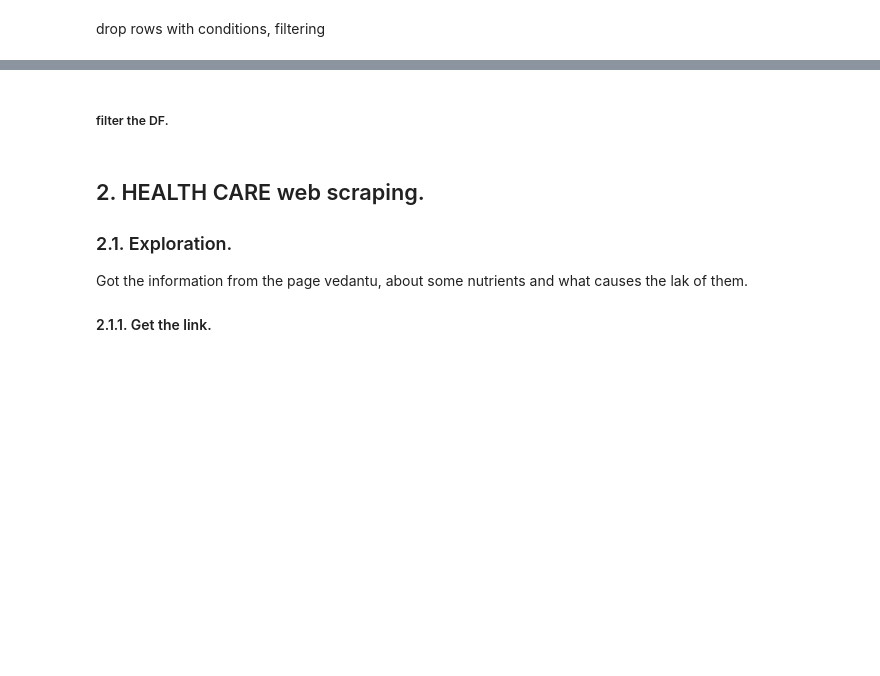
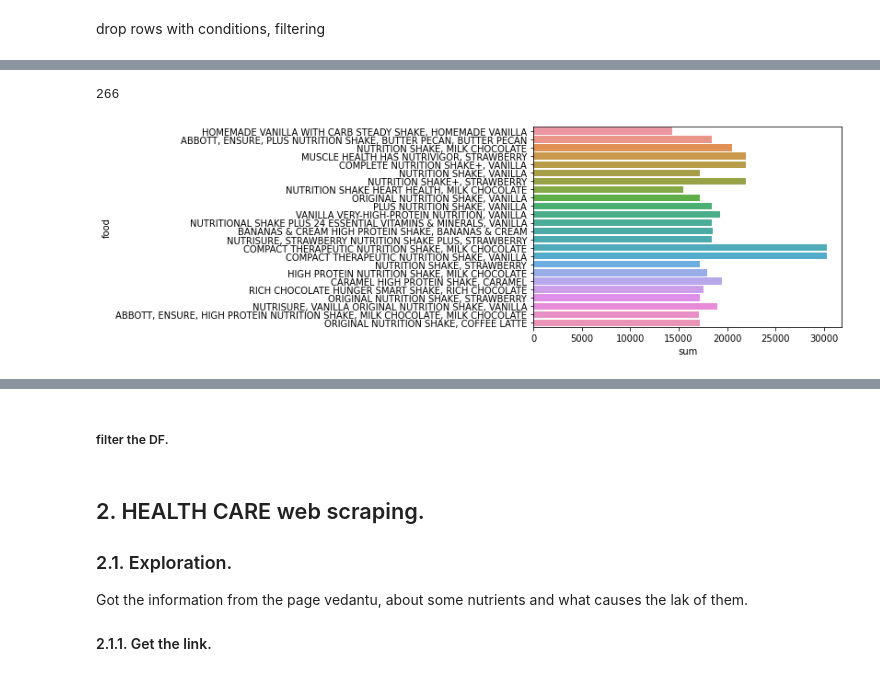
Before and after one commit to imalanz/PipeLine_proy2, a Jupyter notebook: analysis.ipynb, the cells around one changed output, grey strips where cells are left out. Saved outputs shown, nothing was run; the diff lists cells and outputs as text; code cells hidden in the pictures; blank space fills up the shorter version.

```diff
--- a/analysis.ipynb
+++ b/analysis.ipynb
@@ -239,0 +209,3 @@ TypeError: cannot do slice indexing on Int64Index with these indexers [nutrient]
+# %%
+usda['nutri_counts'] = usda.groupby(['food'])['nutrient'].transform('count')
+usda.head(5)
@@ -239,0 +219,3 @@ TypeError: cannot do slice indexing on Int64Index with these indexers [nutrient]
+# %%
+usda['sum'] = usda.groupby(['food'])['Per100g'].transform('sum')
+usda.head(5)
@@ -239,0 +231,4 @@ TypeError: cannot do slice indexing on Int64Index with these indexers [nutrient]
+# %%
+usda = (usda.loc[(usda['nutri_counts'] > 10)])
+# %%
+usda = (usda.loc[(usda['sum'] > 10309.875)])
@@ -239,0 +251,4 @@ TypeError: cannot do slice indexing on Int64Index with these indexers [nutrient]
+# %%
+len(usda)
+# %% [output]
+266
@@ -239,0 +259,4 @@ TypeError: cannot do slice indexing on Int64Index with these indexers [nutrient]
+# %%
+barplot = sns.barplot(y="food", x="sum", data=usda);
+# %% [output]
+[figure, added]
```
Also changed, not shown: parts of 29 cells of this notebook, 2 other files.
